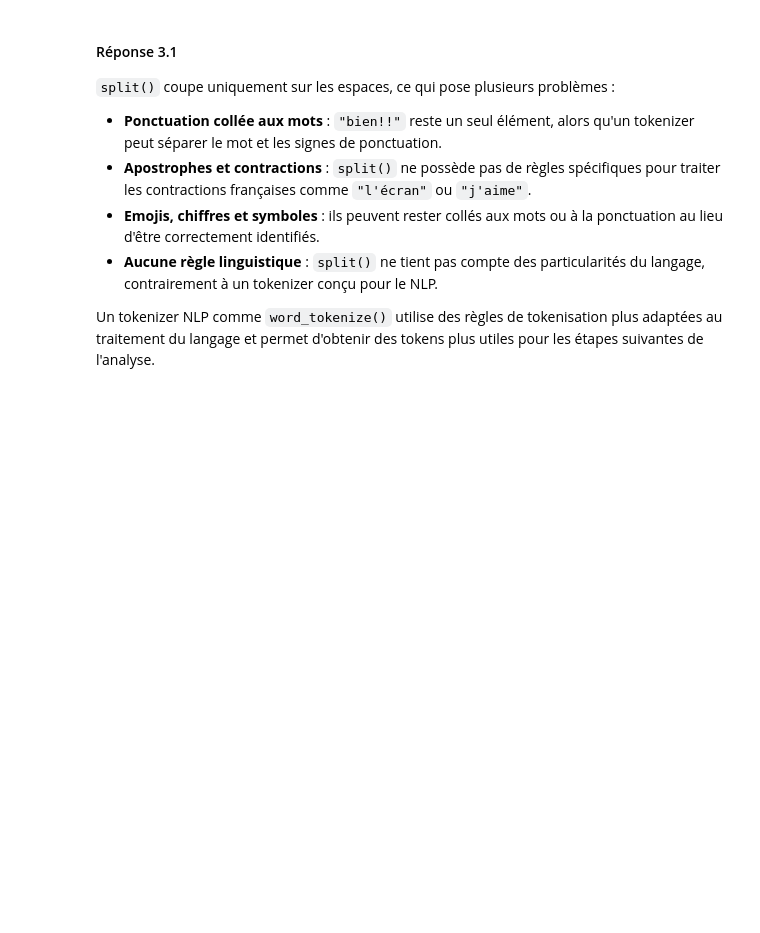
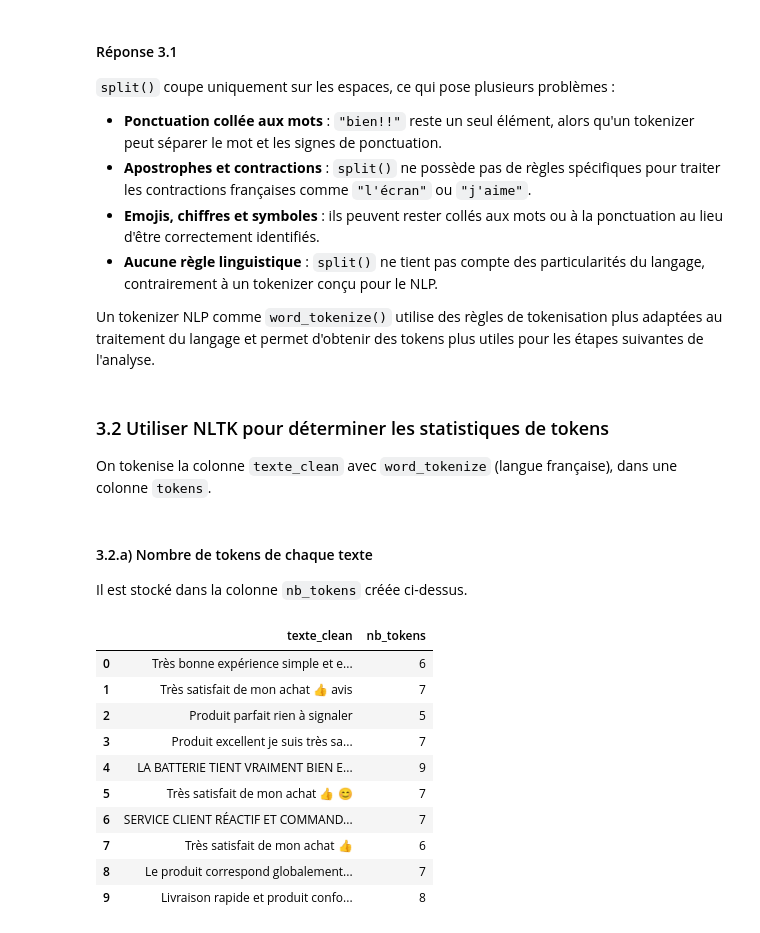
Before and after one commit to galassmyname/Atelier-donnes-textuelles, a Jupyter notebook: atelier_prepa_donnees_textuelles/notebooks/atelier_prepa_donnees_textuelles.ipynb, the cells around one changed output. Drawn from its saved outputs; the diff is of its cells as text; code cells hidden in the pictures; blank space fills up the shorter version.

Commit message:
Nombre de tokens de chaque texte

```diff
--- a/atelier_prepa_donnees_textuelles/notebooks/atelier_prepa_donnees_textuelles.ipynb
+++ b/atelier_prepa_donnees_textuelles/notebooks/atelier_prepa_donnees_textuelles.ipynb
@@ -656,3 +656,28 @@ word_tokenize : ['Bonjour', ',', 'ce', 'produit', 'est', 'génial', '!', 'Je', '
 * **Aucune règle linguistique** : `split()` ne tient pas compte des particularités du langage, contrairement à un tokenizer conçu pour le NLP.
 
 Un tokenizer NLP comme `word_tokenize()` utilise des règles de tokenisation plus adaptées au traitement du langage et permet d'obtenir des tokens plus utiles pour les étapes suivantes de l'analyse.
+# %% [markdown]
+### 3.2 Utiliser NLTK pour déterminer les statistiques de tokens
+
+On tokenise la colonne `texte_clean` avec `word_tokenize` (langue française), dans une colonne `tokens`.
+# %%
+df_clean["tokens"] = df_clean["texte_clean"].apply(lambda t: word_tokenize(t, language="french"))
+df_clean["nb_tokens"] = df_clean["tokens"].apply(len)
+# %% [markdown]
+#### 3.2.a) Nombre de tokens de chaque texte
+
+Il est stocké dans la colonne `nb_tokens` créée ci-dessus.
+# %%
+df_clean[["texte_clean", "nb_tokens"]].head(10)
+# %% [output]
+|  | texte_clean | nb_tokens |
+| 0 | Très bonne expérience simple et e... | 6 |
+| 1 | Très satisfait de mon achat 👍 avis | 7 |
+| 2 | Produit parfait rien à signaler | 5 |
+| 3 | Produit excellent je suis très sa... | 7 |
+| 4 | LA BATTERIE TIENT VRAIMENT BIEN E... | 9 |
+| 5 | Très satisfait de mon achat 👍 😊 | 7 |
+| 6 | SERVICE CLIENT RÉACTIF ET COMMAND... | 7 |
+| 7 | Très satisfait de mon achat 👍 | 6 |
+| 8 | Le produit correspond globalement... | 7 |
+| 9 | Livraison rapide et produit confo... | 8 |
```
